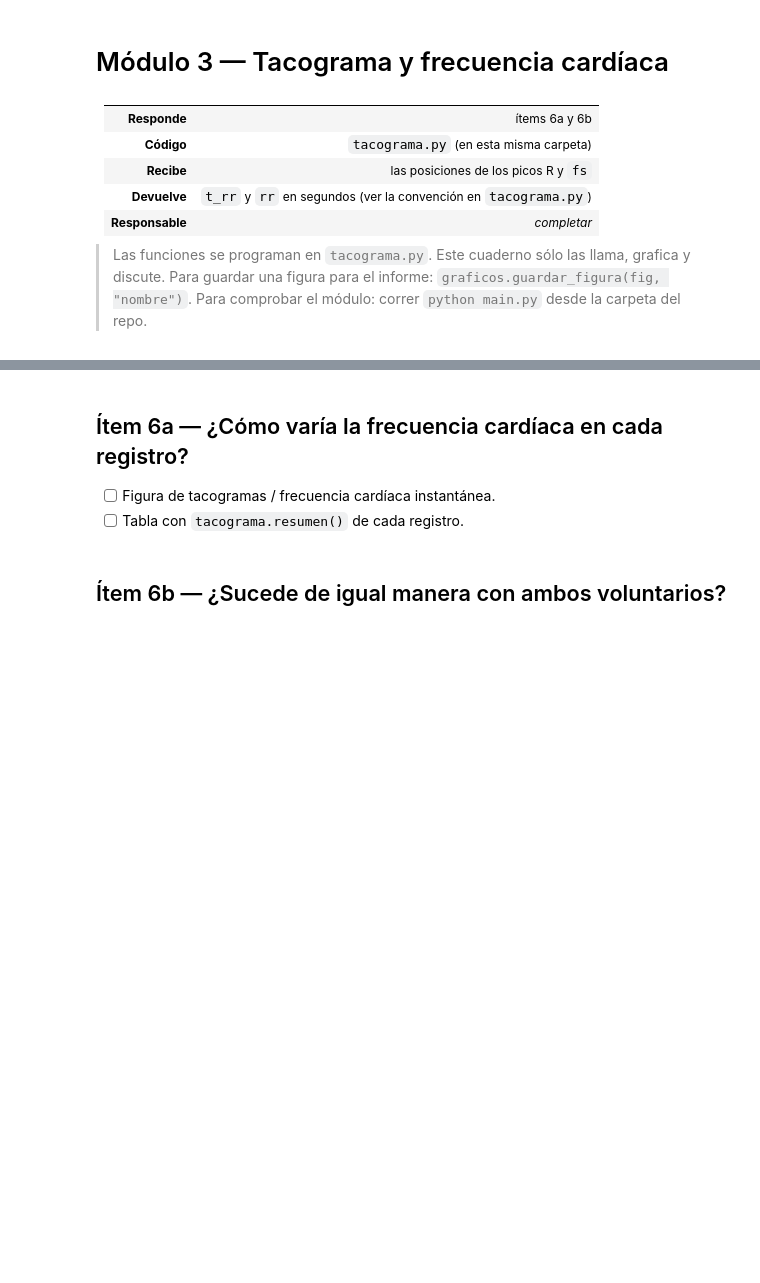
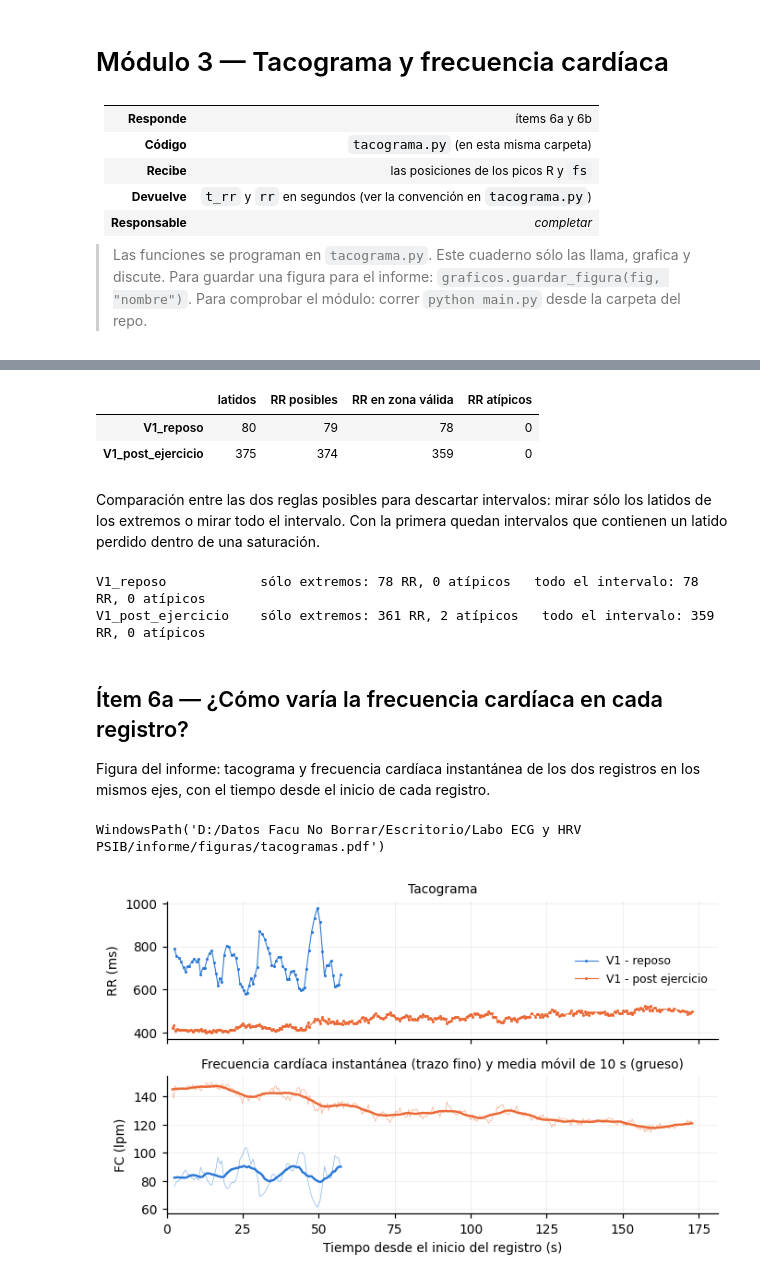
Before and after one commit to PurrthagorasCat/Informe-Laboratorio-ECG---PSIB---Grupo-2-, a Jupyter notebook: modulos/m3_tacograma/tacograma.ipynb, the cells around one changed output, grey strips where cells are left out. Drawn from its saved outputs; the diff is of its cells as text; code cells hidden in the pictures; blank space fills up the shorter version.

```diff
--- a/modulos/m3_tacograma/tacograma.ipynb
+++ b/modulos/m3_tacograma/tacograma.ipynb
@@ -43,7 +67,38 @@ resultados = procesar_todos(hasta="tacograma")
+# %%
+resultados = procesar_todos(hasta="tacograma")
+
+filas = {}
+for res in resultados:
+    reg = res.registro
+    filas[reg.nombre] = {"latidos": len(res.picos_r), "RR posibles": len(res.picos_r) - 1,
+                         "RR en zona válida": len(res.rr), "RR atípicos": int(tacograma.rr_atipicos(res.rr).sum())}
+pd.DataFrame.from_dict(filas, orient="index")
+# %% [output]
+|  | latidos | RR posibles | RR en zona válida | RR atípicos |
+| V1_reposo | 80 | 79 | 78 | 0 |
+| V1_post_ejercicio | 375 | 374 | 359 | 0 |
+# %% [markdown]
+Comparación entre las dos reglas posibles para descartar intervalos: mirar sólo los latidos de los extremos o mirar
+todo el intervalo. Con la primera quedan intervalos que contienen un latido perdido dentro de una saturación.
+# %%
+for res in resultados:
+    picos, valida, fs = res.picos_r, res.valida, res.registro.fs
+    extremos = valida[picos[1:]] & valida[picos[:-1]]
+    rr_extremos = (np.diff(picos) / fs)[extremos]
+    _, rr_todo = tacograma.intervalos_rr(picos, fs, valida)
+    print(f"{res.registro.nombre:20s} sólo extremos: {len(rr_extremos)} RR, {tacograma.rr_atipicos(rr_extremos).sum()} atípicos   "
+          f"todo el intervalo: {len(rr_todo)} RR, {tacograma.rr_atipicos(rr_todo).sum()} atípicos")
+# %% [output]
+V1_reposo            sólo extremos: 78 RR, 0 atípicos   todo el intervalo: 78 RR, 0 atípicos
+V1_post_ejercicio    sólo extremos: 361 RR, 2 atípicos   todo el intervalo: 359 RR, 0 atípicos
 # %% [markdown]
 ## Ítem 6a — ¿Cómo varía la frecuencia cardíaca en cada registro?
 
-- [ ] Figura de tacogramas / frecuencia cardíaca instantánea.
-- [ ] Tabla con `tacograma.resumen()` de cada registro.
+Figura del informe: tacograma y frecuencia cardíaca instantánea de los dos registros en los mismos ejes, con el
+tiempo desde el inicio de cada registro.
-# %% [markdown]
-## Ítem 6b — ¿Sucede de igual manera con ambos voluntarios?
+# %%
+fig = tacograma.figura_tacogramas(resultados)
+graficos.guardar_figura(fig, "tacogramas")
+# %% [output]
+WindowsPath('D:/Datos Facu No Borrar/Escritorio/Labo ECG y HRV PSIB/informe/figuras/tacogramas.pdf')
+[figure, added]
```
Also changed, not shown: parts of 14 cells of this notebook, 36 other files.
